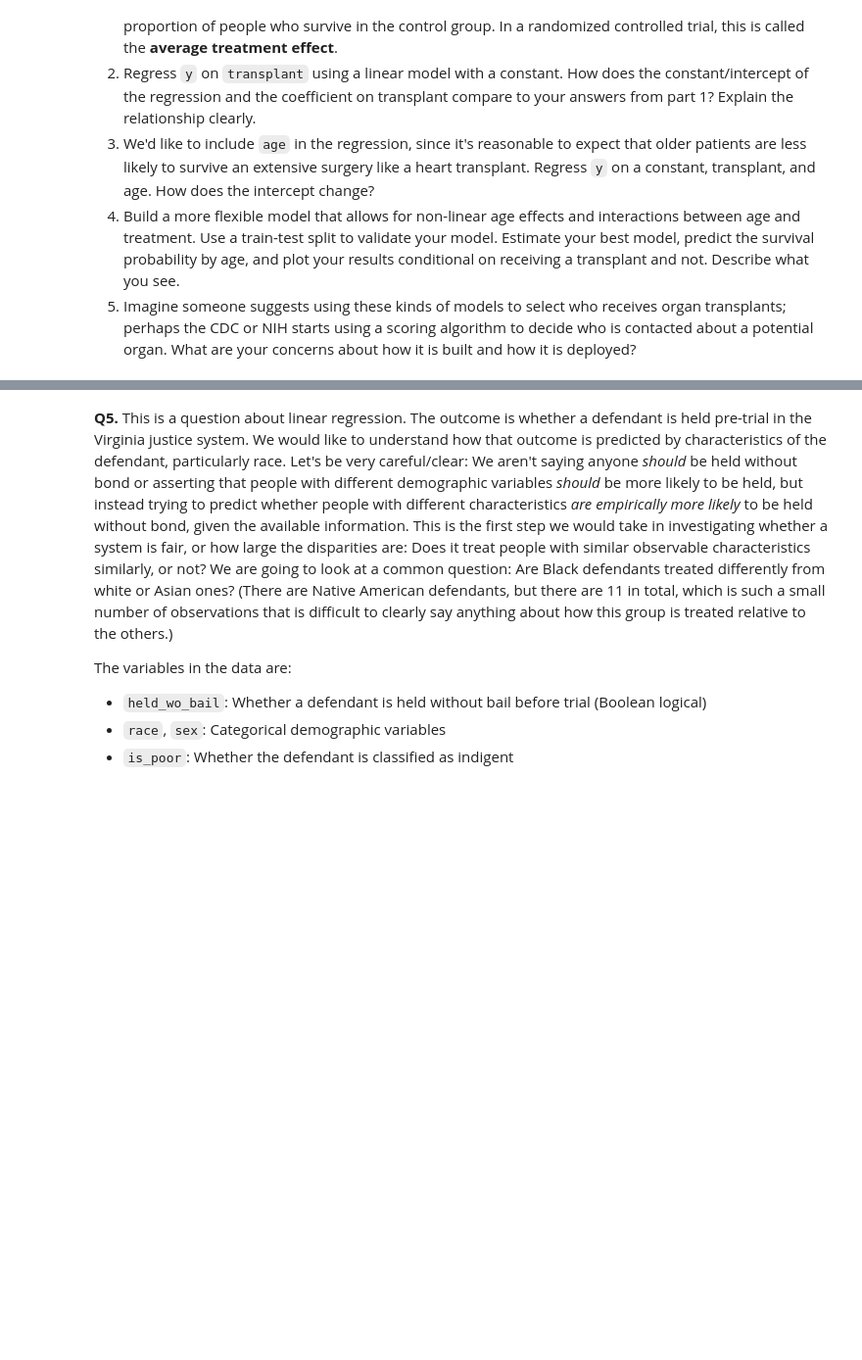
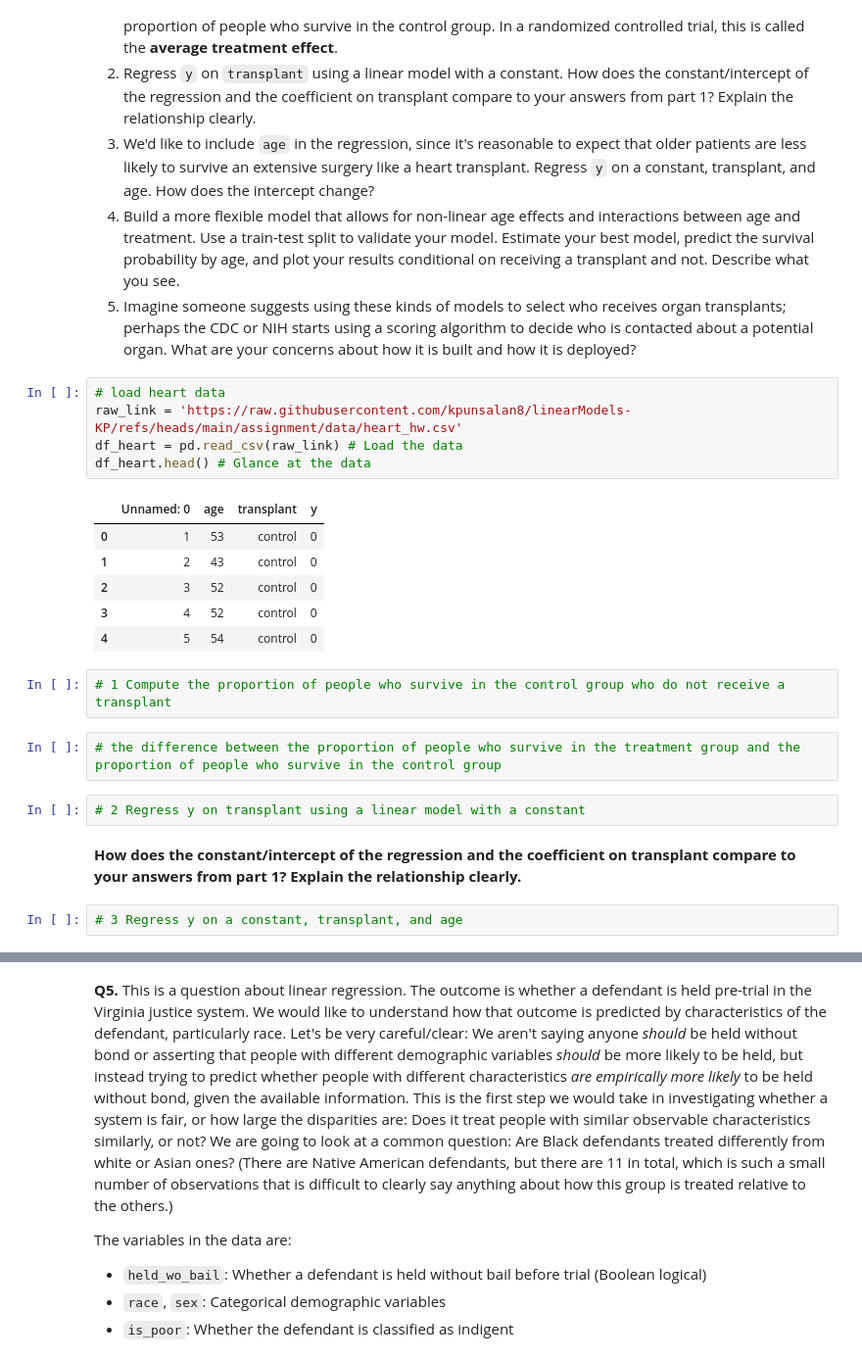
Before and after one commit to kpunsalan8/linearModels-KP, a Jupyter notebook: assignment/assignment.ipynb, the cells around one changed output, grey strips where cells are left out. Shown: that part at 98% size. Drawn from its saved outputs; the diff is of its cells as text; blank space fills up the shorter version.

```diff
--- a/assignment/assignment.ipynb
+++ b/assignment/assignment.ipynb
@@ -200,3 +200,25 @@ Since a heart transplant is a dangerous operation and even people who successful
 3. We'd like to include `age` in the regression, since it's reasonable to expect that older patients are less likely to survive an extensive surgery like a heart transplant. Regress `y` on a constant, transplant, and age. How does the intercept change?
 4. Build a more flexible model that allows for non-linear age effects and interactions between age and treatment. Use a train-test split to validate your model. Estimate your best model, predict the survival probability by age, and plot your results conditional on receiving a transplant and not. Describe what you see.
 5. Imagine someone suggests using these kinds of models to select who receives organ transplants; perhaps the CDC or NIH starts using a scoring algorithm to decide who is contacted about a potential organ. What are your concerns about how it is built and how it is deployed?
+# %%
+# load heart data
+raw_link = 'https://raw.githubusercontent.com/kpunsalan8/linearModels-KP/refs/heads/main/assignment/data/heart_hw.csv'
+df_heart = pd.read_csv(raw_link) # Load the data
+df_heart.head() # Glance at the data
+# %% [output]
+|  | Unnamed: 0 | age | transplant | y |
+| 0 | 1 | 53 | control | 0 |
+| 1 | 2 | 43 | control | 0 |
+| 2 | 3 | 52 | control | 0 |
+| 3 | 4 | 52 | control | 0 |
+| 4 | 5 | 54 | control | 0 |
+# %%
+# 1 Compute the proportion of people who survive in the control group who do not receive a transplant
+# %%
+# the difference between the proportion of people who survive in the treatment group and the proportion of people who survive in the control group
+# %%
+# 2 Regress y on transplant using a linear model with a constant
+# %% [markdown]
+**How does the constant/intercept of the regression and the coefficient on transplant compare to your answers from part 1? Explain the relationship clearly.**
+# %%
+# 3 Regress y on a constant, transplant, and age
```
Also changed, not shown: parts of 5 cells of this notebook.
